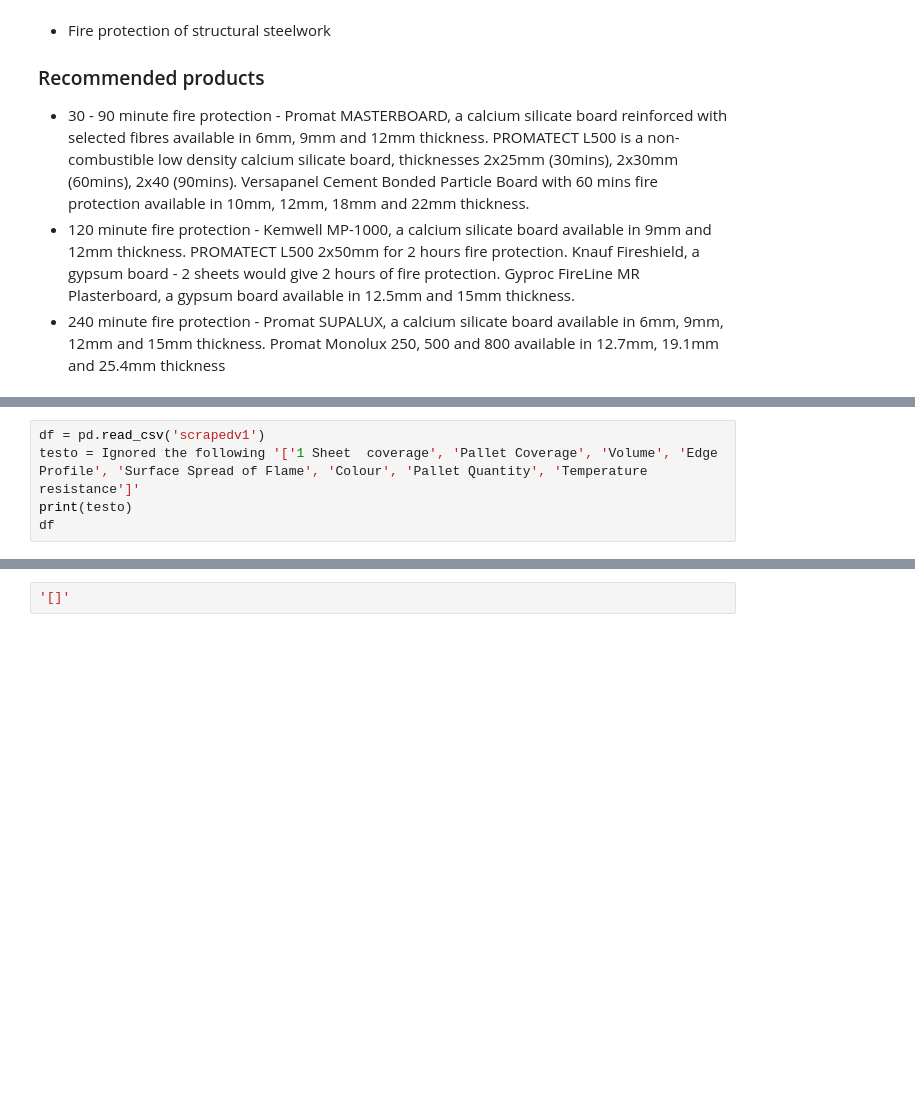
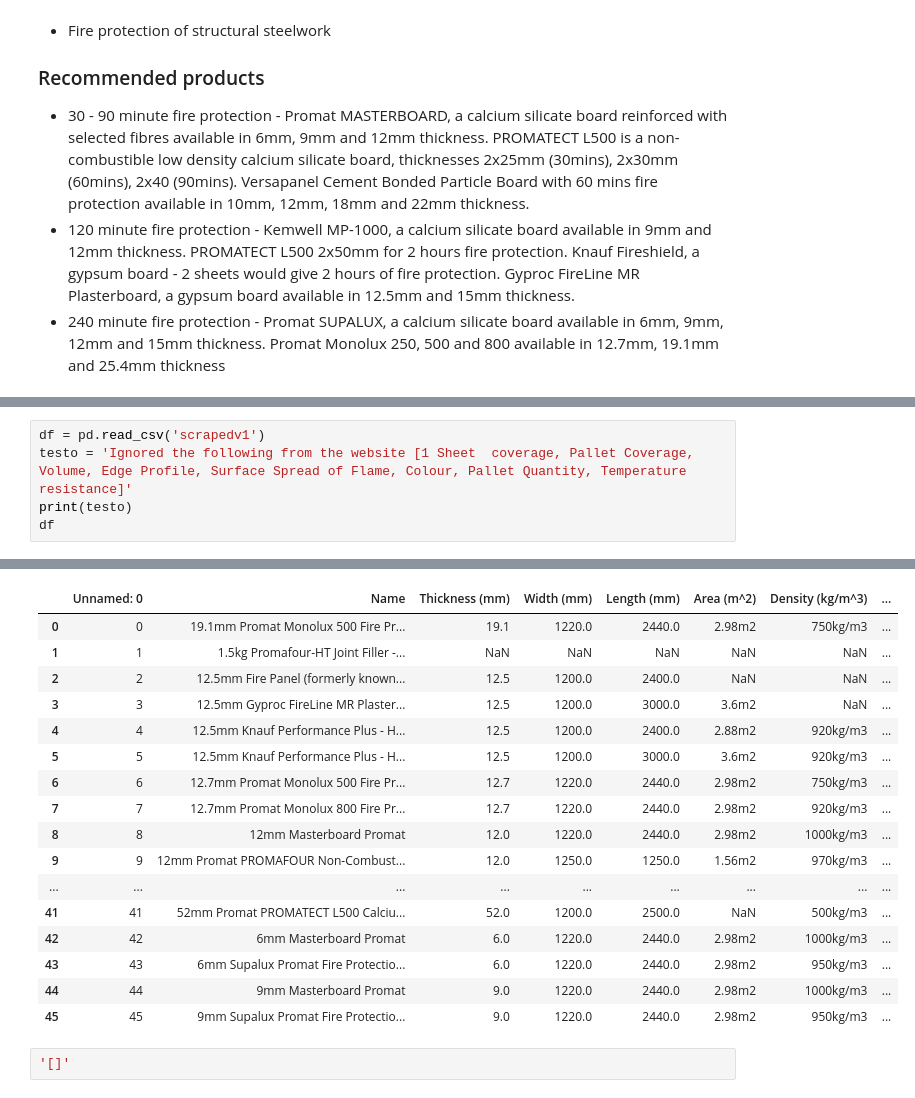
Before and after one commit to Saladino93/EnterpriseTech, a Jupyter notebook: ScrapedPrices.ipynb, the cells around one changed output, grey strips where cells are left out. Drawn from its saved outputs; the diff is of its cells as text; blank space fills up the shorter version.

Commit message:
two spreadsheets

```diff
--- a/ScrapedPrices.ipynb
+++ b/ScrapedPrices.ipynb
@@ -92,7 +92,7 @@ df
 | 36 | 36 | Knauf Fire Panel | 2400.0 | 1200.0 | 12.5 | 2.88 | SE | 10.65 | ... |
 # %%
 df = pd.read_csv('scrapedv1')
-testo = Ignored the following '['1 Sheet  coverage', 'Pallet Coverage', 'Volume', 'Edge Profile', 'Surface Spread of Flame', 'Colour', 'Pallet Quantity', 'Temperature resistance']'
+testo = 'Ignored the following from the website [1 Sheet  coverage, Pallet Coverage, Volume, Edge Profile, Surface Spread of Flame, Colour, Pallet Quantity, Temperature resistance]'
 print(testo)
 df
 # %% [output]
@@ -100,3 +100,20 @@ SyntaxError: invalid syntax (<ipython-input-7-2ee83ad423e2>, line 2)
+|  | Unnamed: 0 | Name | Thickness (mm) | Width (mm) | Length (mm) | Area (m^2) | Density (kg/m^3) | ... |
+| 0 | 0 | 19.1mm Promat Monolux 500 Fire Pr... | 19.1 | 1220.0 | 2440.0 | 2.98m2 | 750kg/m3 | ... |
+| 1 | 1 | 1.5kg Promafour-HT Joint Filler -... | NaN | NaN | NaN | NaN | NaN | ... |
+| 2 | 2 | 12.5mm Fire Panel (formerly known... | 12.5 | 1200.0 | 2400.0 | NaN | NaN | ... |
+| 3 | 3 | 12.5mm Gyproc FireLine MR Plaster... | 12.5 | 1200.0 | 3000.0 | 3.6m2 | NaN | ... |
+| 4 | 4 | 12.5mm Knauf Performance Plus - H... | 12.5 | 1200.0 | 2400.0 | 2.88m2 | 920kg/m3 | ... |
+| 5 | 5 | 12.5mm Knauf Performance Plus - H... | 12.5 | 1200.0 | 3000.0 | 3.6m2 | 920kg/m3 | ... |
+| 6 | 6 | 12.7mm Promat Monolux 500 Fire Pr... | 12.7 | 1220.0 | 2440.0 | 2.98m2 | 750kg/m3 | ... |
+| 7 | 7 | 12.7mm Promat Monolux 800 Fire Pr... | 12.7 | 1220.0 | 2440.0 | 2.98m2 | 920kg/m3 | ... |
+| 8 | 8 | 12mm Masterboard Promat | 12.0 | 1220.0 | 2440.0 | 2.98m2 | 1000kg/m3 | ... |
+| 9 | 9 | 12mm Promat PROMAFOUR Non-Combust... | 12.0 | 1250.0 | 1250.0 | 1.56m2 | 970kg/m3 | ... |
+| ... | ... | ... | ... | ... | ... | ... | ... | ... |
+| 41 | 41 | 52mm Promat PROMATECT L500 Calciu... | 52.0 | 1200.0 | 2500.0 | NaN | 500kg/m3 | ... |
+| 42 | 42 | 6mm Masterboard Promat | 6.0 | 1220.0 | 2440.0 | 2.98m2 | 1000kg/m3 | ... |
+| 43 | 43 | 6mm Supalux Promat Fire Protectio... | 6.0 | 1220.0 | 2440.0 | 2.98m2 | 950kg/m3 | ... |
+| 44 | 44 | 9mm Masterboard Promat | 9.0 | 1220.0 | 2440.0 | 2.98m2 | 1000kg/m3 | ... |
+| 45 | 45 | 9mm Supalux Promat Fire Protectio... | 9.0 | 1220.0 | 2440.0 | 2.98m2 | 950kg/m3 | ... |
 # %%
 '[]'
 # %% [output]
```
Also changed, not shown: parts of 1 cell of this notebook.
